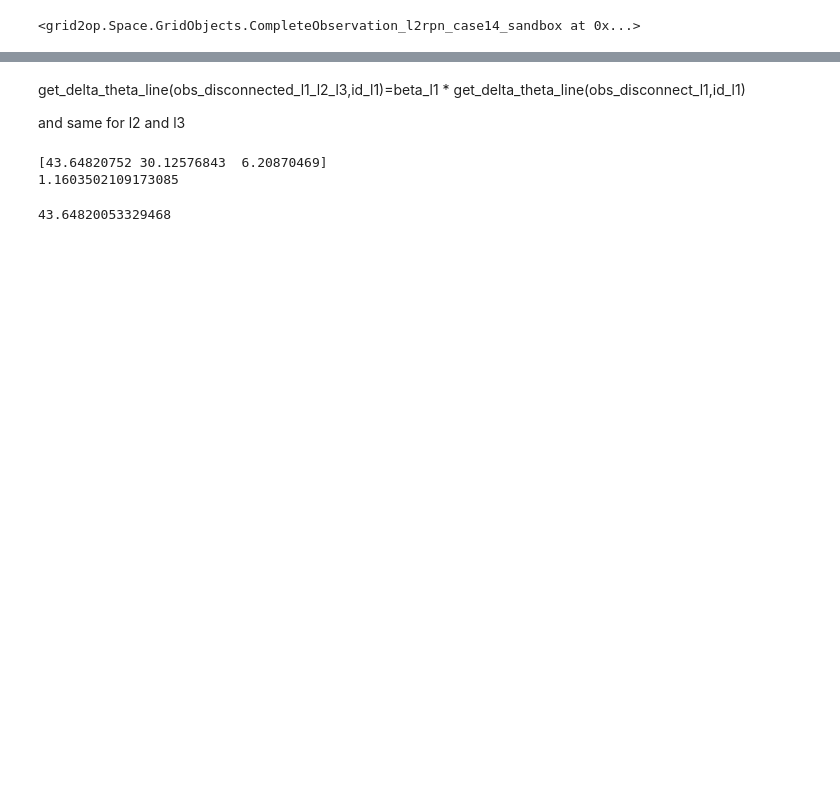
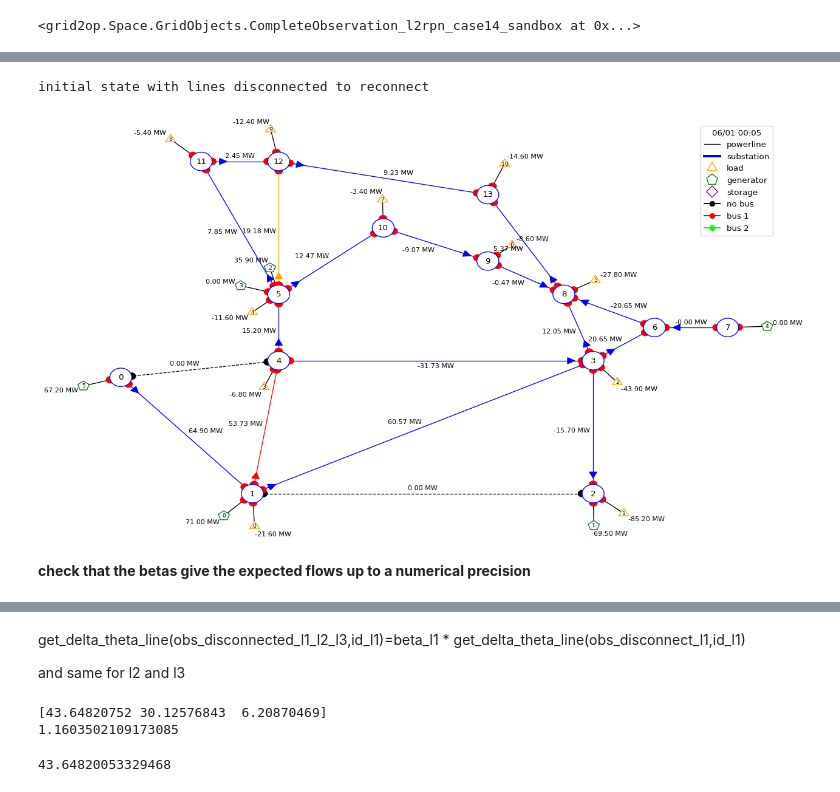
Before and after one commit to marota/Topology_Superposition_Theorem, a Jupyter notebook: SuperpoTheorem_reconnect_using_delta_thetas.ipynb, the cells around one changed output, grey strips where cells are left out. Drawn from its saved outputs; the diff is of its cells as text; code cells hidden in the pictures; blank space fills up the shorter version.

Commit message:
making the SuperpoTheorem_reconnect_using_delta_thetas more readable

```diff
--- a/SuperpoTheorem_reconnect_using_delta_thetas.ipynb
+++ b/SuperpoTheorem_reconnect_using_delta_thetas.ipynb
@@ -284 +182,10 @@ computed betas: [0.88922298 0.78035855]
+# %%
+print("initial state with lines disconnected to reconnect")
+fig = plot_helper.plot_obs(obs_disconnected_l1_l2,line_info="p")
+fig.show()
+# %% [output]
+initial state with lines disconnected to reconnect
+[figure, added]
+# %% [markdown]
+**check that the betas give the expected flows up to a numerical precision**
 # %%
```
Also changed, not shown: parts of 54 cells of this notebook, 1 other file.
